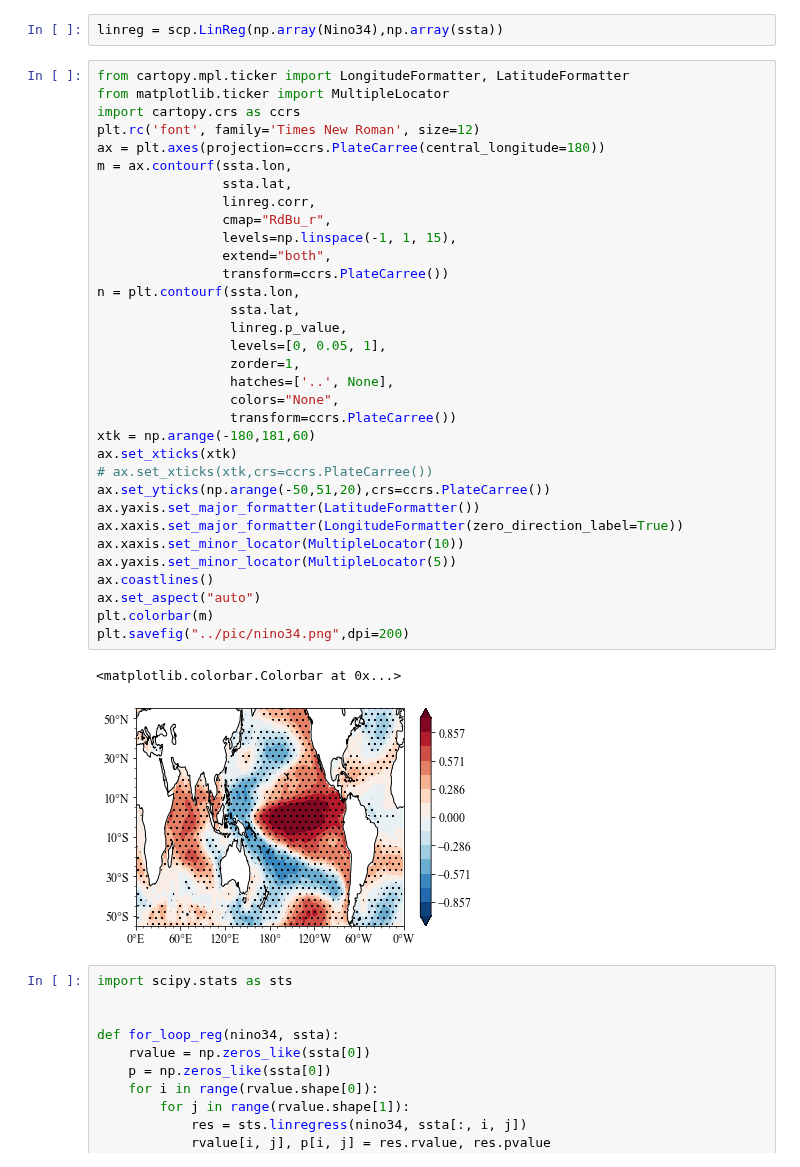
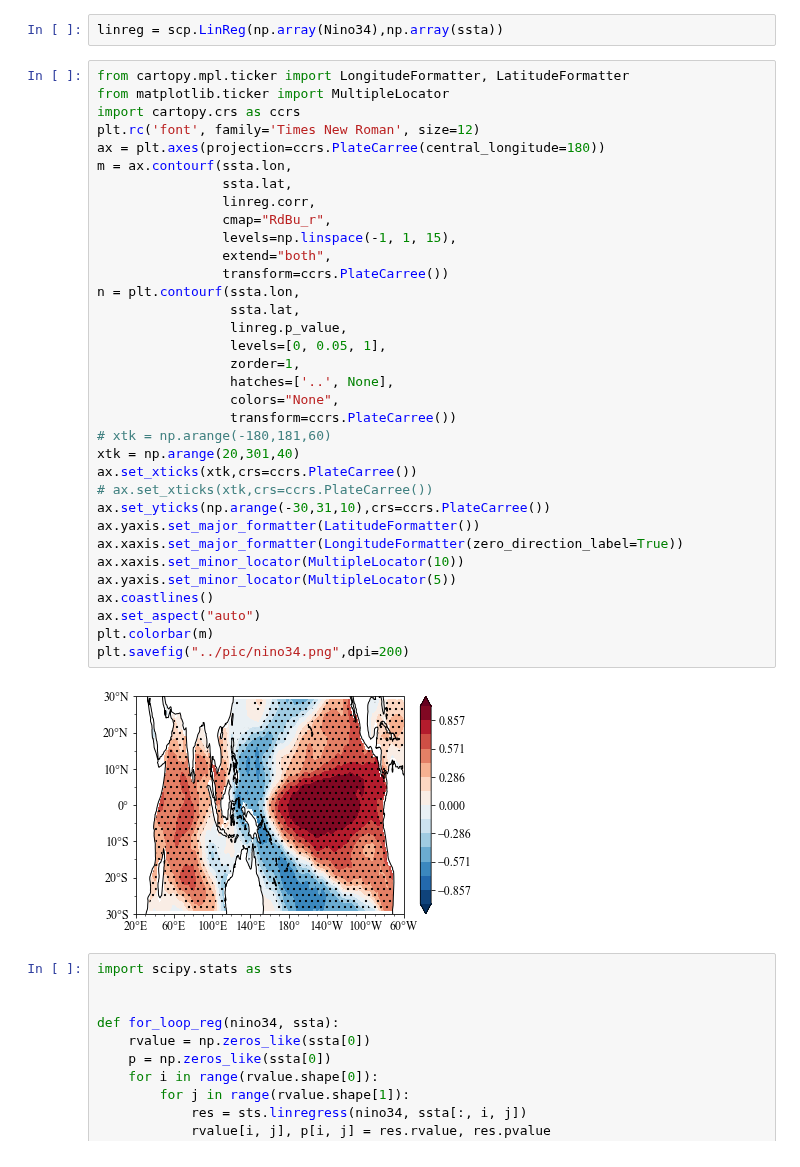
Before and after one commit to ZiluM/sacpy, a Jupyter notebook: examples/Nino34RegSST.ipynb, the cells around one changed output. Drawn from its saved outputs; the diff is of its cells as text.

```diff
--- a/examples/Nino34RegSST.ipynb
+++ b/examples/Nino34RegSST.ipynb
@@ -29,38 +29,38 @@ linreg = scp.LinReg(np.array(Nino34),np.array(ssta))
 from cartopy.mpl.ticker import LongitudeFormatter, LatitudeFormatter
 from matplotlib.ticker import MultipleLocator
 import cartopy.crs as ccrs
 plt.rc('font', family='Times New Roman', size=12)
 ax = plt.axes(projection=ccrs.PlateCarree(central_longitude=180))
 m = ax.contourf(ssta.lon,
                 ssta.lat,
                 linreg.corr,
                 cmap="RdBu_r",
                 levels=np.linspace(-1, 1, 15),
                 extend="both",
                 transform=ccrs.PlateCarree())
 n = plt.contourf(ssta.lon,
                  ssta.lat,
                  linreg.p_value,
                  levels=[0, 0.05, 1],
                  zorder=1,
                  hatches=['..', None],
                  colors="None",
                  transform=ccrs.PlateCarree())
-xtk = np.arange(-180,181,60)
-ax.set_xticks(xtk)
+# xtk = np.arange(-180,181,60)
+xtk = np.arange(20,301,40)
+ax.set_xticks(xtk,crs=ccrs.PlateCarree())
 # ax.set_xticks(xtk,crs=ccrs.PlateCarree())
-ax.set_yticks(np.arange(-50,51,20),crs=ccrs.PlateCarree())
+ax.set_yticks(np.arange(-30,31,10),crs=ccrs.PlateCarree())
 ax.yaxis.set_major_formatter(LatitudeFormatter())
 ax.xaxis.set_major_formatter(LongitudeFormatter(zero_direction_label=True))
 ax.xaxis.set_minor_locator(MultipleLocator(10))
 ax.yaxis.set_minor_locator(MultipleLocator(5))
 ax.coastlines()
 ax.set_aspect("auto")
 plt.colorbar(m)
 plt.savefig("../pic/nino34.png",dpi=200)
 # %% [output]
-<matplotlib.colorbar.Colorbar at 0x...>
-[figure, old version]
+[figure, new version]
 # %%
 import scipy.stats as sts
 
```
Also changed, not shown: parts of 3 cells of this notebook, 8 other files.
